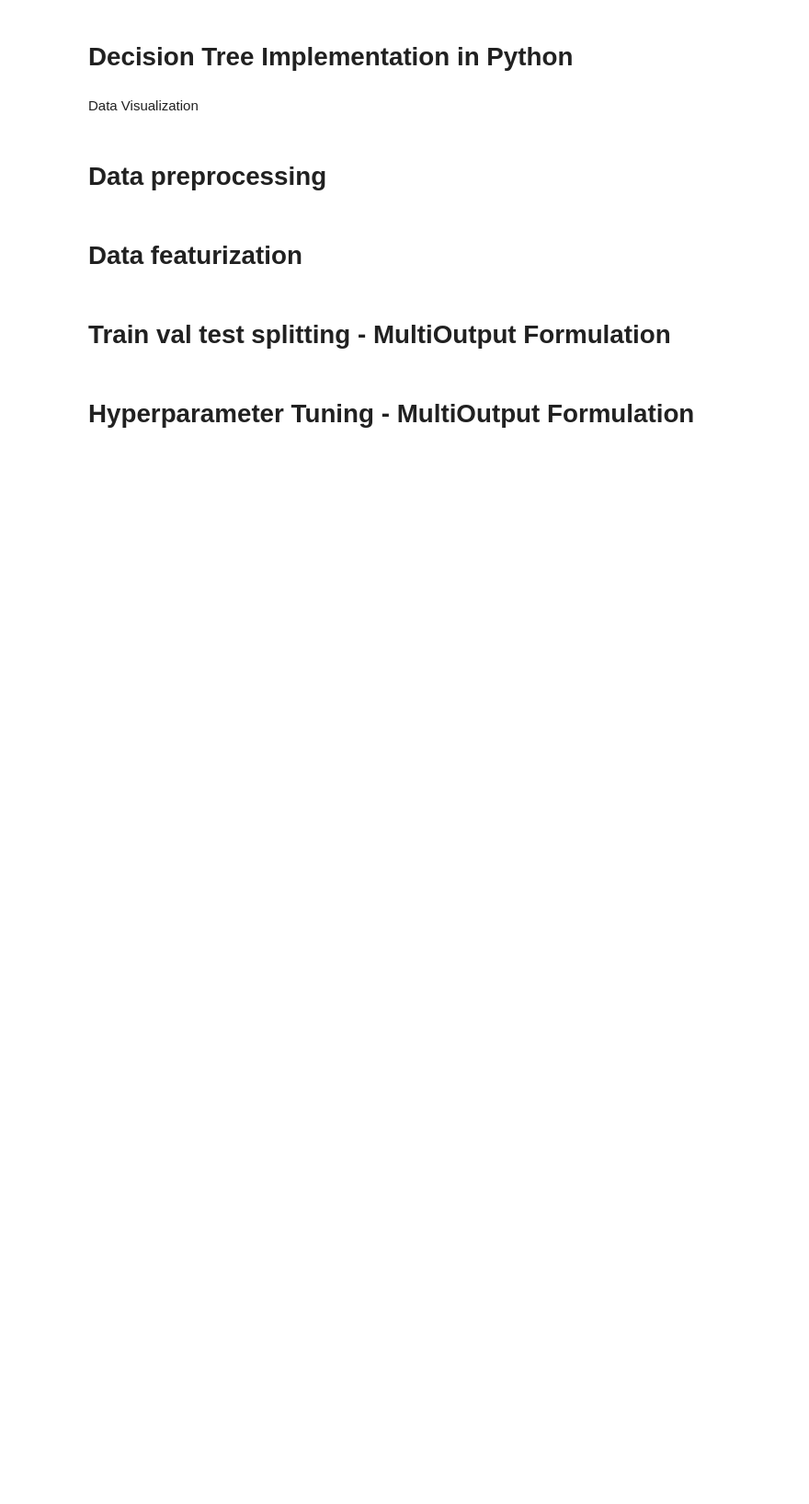
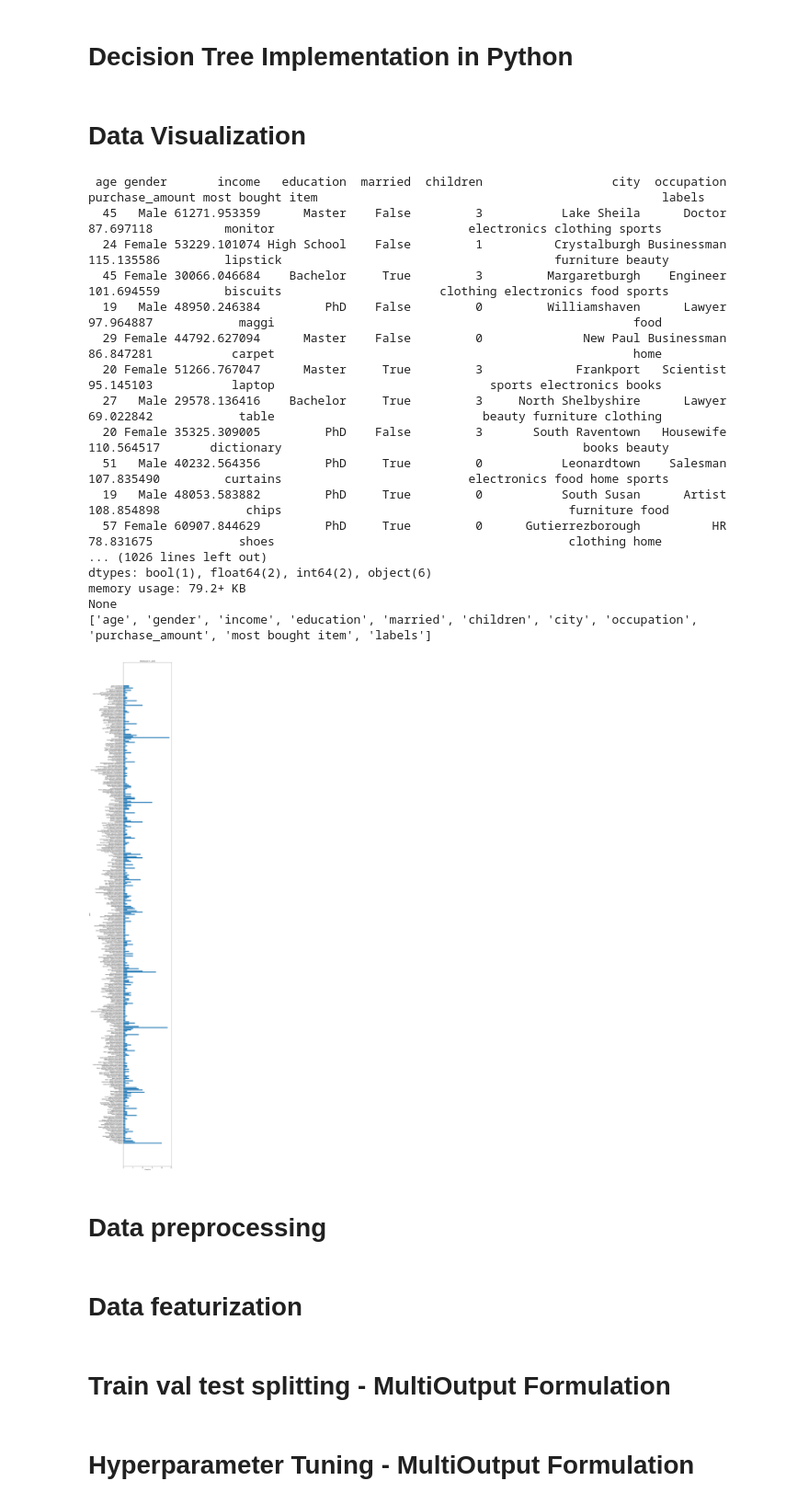
Before and after one commit to ROHIT32767/KNN-Decision-Trees, a Jupyter notebook: 1.ipynb, the cells around one changed output. Shown at 92% size. Saved outputs shown, nothing was run; the diff lists cells and outputs as text; code cells hidden in the pictures; blank space fills up the shorter version.

```diff
--- a/1.ipynb
+++ b/1.ipynb
@@ -500,52 +462,53 @@ plt.show()
 # %% [markdown]
 #  Decision Tree Implementation in Python
-# %% [markdown]
-Data Visualization
+# %% [markdown]
+# Data Visualization
 # %%
 import pandas as pd
 import numpy as np
 from sklearn import preprocessing
 import matplotlib.pyplot as plt
 from sklearn.tree import DecisionTreeClassifier
 from sklearn.model_selection import train_test_split
 from sklearn.metrics import f1_score, accuracy_score, precision_score, recall_score , confusion_matrix
 from sklearn.preprocessing import MultiLabelBinarizer
-data = pd.read_csv('advertisement.csv')
+data = pd.read_csv('advertisement.csv') # reading data
 print(data.to_string(index=False))
 data.dropna()
 print(data.shape)
 print(data.head())
 print(data.info())
 print(list(data.columns))
 
 data_labels = np.array(data['labels'])
 values, counts = np.unique(data_labels, return_counts=True)
 
 plt.figure(figsize=(10, 60))
 plt.barh(values, counts)
 plt.xlabel('Frequency')
 plt.ylabel('Label')
-plt.title('Distribution of Labels')
+plt.title('Distribution of Labels') # plot of frequency vs labels
 plt.tight_layout()
 plt.show()
-
-plt.figure(figsize=(10, 6))
-plt.scatter(data['age'], data['purchase_amount'], alpha=0.5)
-plt.title('Age vs Purchase Amount')
-plt.xlabel('Age')
-plt.ylabel('Purchase Amount')
-plt.tight_layout()
-plt.show()
-
-correlation_matrix = data.corr()
-plt.figure(figsize=(10, 6))
-plt.imshow(correlation_matrix, cmap='viridis', interpolation='nearest')
-plt.colorbar()
-plt.title('Correlation Matrix')
-plt.xticks(range(len(correlation_matrix)), correlation_matrix.columns, rotation=90)
-plt.yticks(range(len(correlation_matrix)), correlation_matrix.columns)
-plt.tight_layout()
-plt.show()
+# %% [output]
+ age gender       income   education  married  children                  city  occupation  purchase_amount most bought item                                                labels
+  45   Male 61271.953359      Master    False         3           Lake Sheila      Doctor        87.697118          monitor                           electronics clothing sports
+  24 Female 53229.101074 High School    False         1          Crystalburgh Businessman       115.135586         lipstick                                      furniture beauty
+  45 Female 30066.046684    Bachelor     True         3         Margaretburgh    Engineer       101.694559         biscuits                      clothing electronics food sports
+  19   Male 48950.246384         PhD    False         0         Williamshaven      Lawyer        97.964887            maggi                                                  food
+  29 Female 44792.627094      Master    False         0              New Paul Businessman        86.847281           carpet                                                  home
+  20 Female 51266.767047      Master     True         3             Frankport   Scientist        95.145103           laptop                              sports electronics books
+  27   Male 29578.136416    Bachelor     True         3     North Shelbyshire      Lawyer        69.022842            table                             beauty furniture clothing
+  20 Female 35325.309005         PhD    False         3       South Raventown   Housewife       110.564517       dictionary                                          books beauty
+  51   Male 40232.564356         PhD     True         0           Leonardtown    Salesman       107.835490         curtains                          electronics food home sports
+  19   Male 48053.583882         PhD     True         0           South Susan      Artist       108.854898            chips                                        furniture food
+  57 Female 60907.844629         PhD     True         0      Gutierrezborough          HR        78.831675            shoes                                         clothing home
+... (1026 lines left out)
+dtypes: bool(1), float64(2), int64(2), object(6)
+memory usage: 79.2+ KB
+None
+['age', 'gender', 'income', 'education', 'married', 'children', 'city', 'occupation', 'purchase_amount', 'most bought item', 'labels']
+[figure, added]
 # %% [markdown]
 # Data preprocessing
 # %%
```
Also changed, not shown: parts of 18 cells of this notebook, 2 other files.
